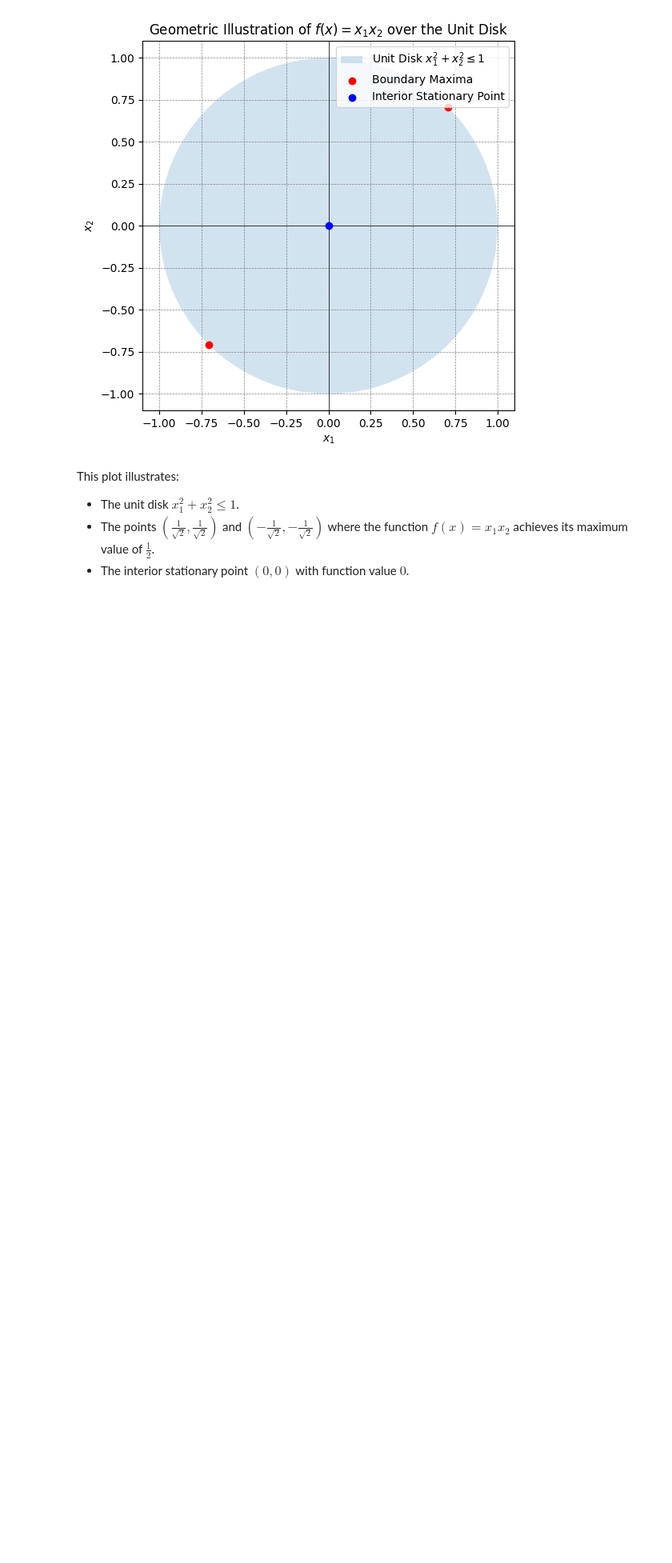
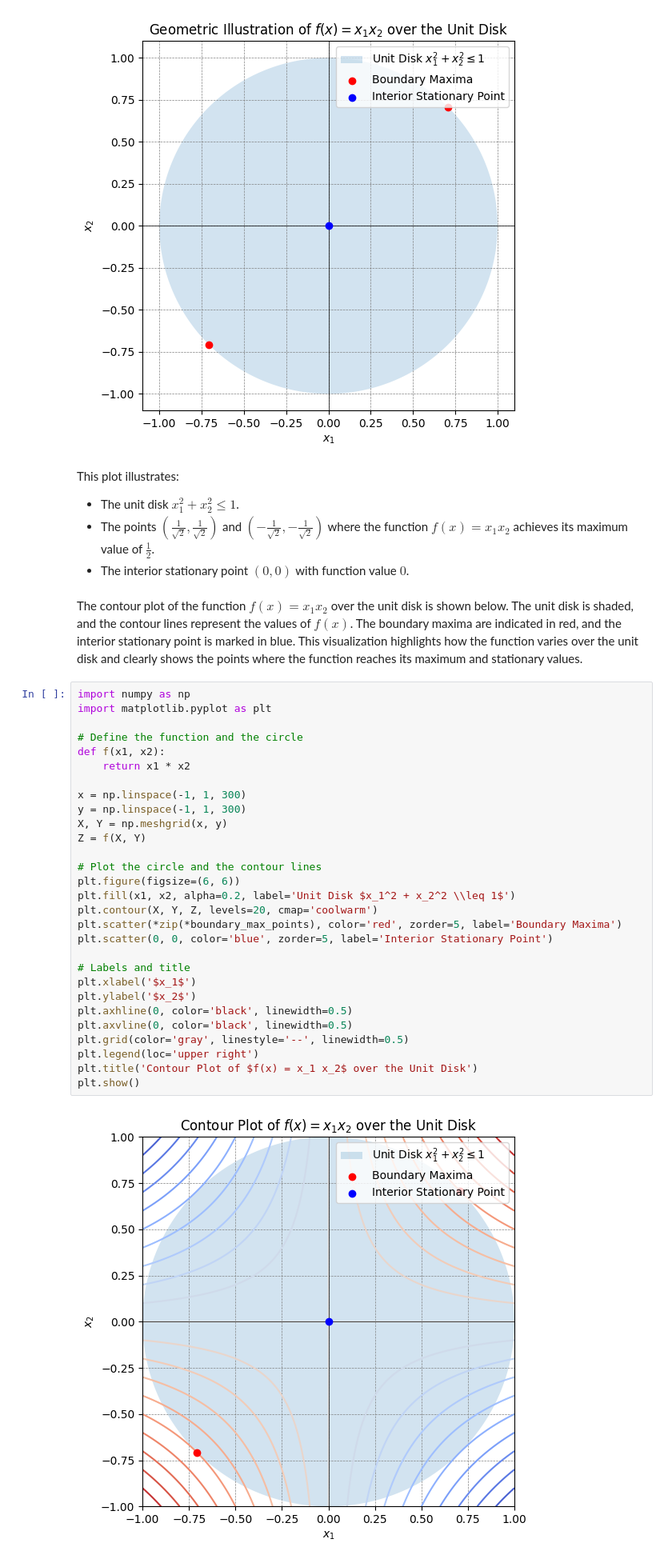
Before and after one commit to wolfram-laube/Deep-Learning-Coursera, a Jupyter notebook: Kopie_von_NumOpt_HW9.ipynb, the cells around one changed output. Shown at 80% size. Drawn from its saved outputs; the diff is of its cells as text; blank space fills up the shorter version.

```diff
--- a/Kopie_von_NumOpt_HW9.ipynb
+++ b/Kopie_von_NumOpt_HW9.ipynb
@@ -337,3 +337,36 @@ This plot illustrates:
 - The unit disk $ x_1^2 + x_2^2 \leq 1 $.
 - The points $ \left( \frac{1}{\sqrt{2}}, \frac{1}{\sqrt{2}} \right) $ and $ \left( -\frac{1}{\sqrt{2}}, -\frac{1}{\sqrt{2}} \right) $ where the function $ f(x) = x_1 x_2 $ achieves its maximum value of $ \frac{1}{2} $.
 - The interior stationary point $ (0, 0) $ with function value $ 0 $.
+# %% [markdown]
+The contour plot of the function $ f(x) = x_1 x_2 $ over the unit disk is shown below. The unit disk is shaded, and the contour lines represent the values of $ f(x) $. The boundary maxima are indicated in red, and the interior stationary point is marked in blue. This visualization highlights how the function varies over the unit disk and clearly shows the points where the function reaches its maximum and stationary values.
+# %%
+import numpy as np
+import matplotlib.pyplot as plt
+
+# Define the function and the circle
+def f(x1, x2):
+    return x1 * x2
+
+x = np.linspace(-1, 1, 300)
+y = np.linspace(-1, 1, 300)
+X, Y = np.meshgrid(x, y)
+Z = f(X, Y)
+
+# Plot the circle and the contour lines
+plt.figure(figsize=(6, 6))
+plt.fill(x1, x2, alpha=0.2, label='Unit Disk $x_1^2 + x_2^2 \\leq 1$')
+plt.contour(X, Y, Z, levels=20, cmap='coolwarm')
+plt.scatter(*zip(*boundary_max_points), color='red', zorder=5, label='Boundary Maxima')
+plt.scatter(0, 0, color='blue', zorder=5, label='Interior Stationary Point')
+
+# Labels and title
+plt.xlabel('$x_1$')
+plt.ylabel('$x_2$')
+plt.axhline(0, color='black', linewidth=0.5)
+plt.axvline(0, color='black', linewidth=0.5)
+plt.grid(color='gray', linestyle='--', linewidth=0.5)
+plt.legend(loc='upper right')
+plt.title('Contour Plot of $f(x) = x_1 x_2$ over the Unit Disk')
+plt.show()
+# %% [output]
+[figure, added]
```
